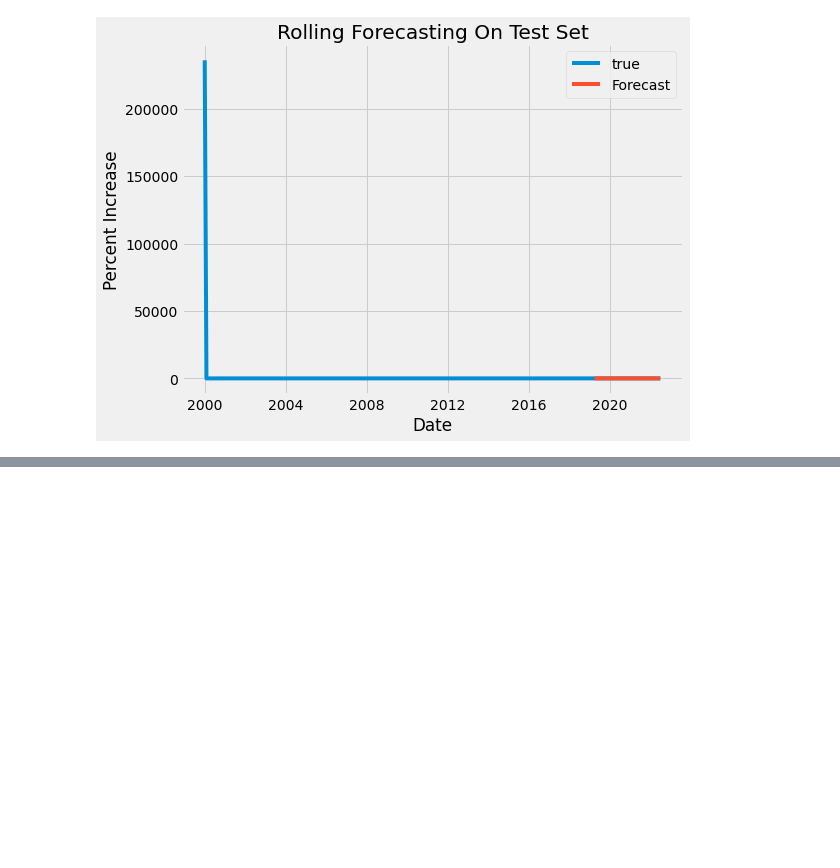
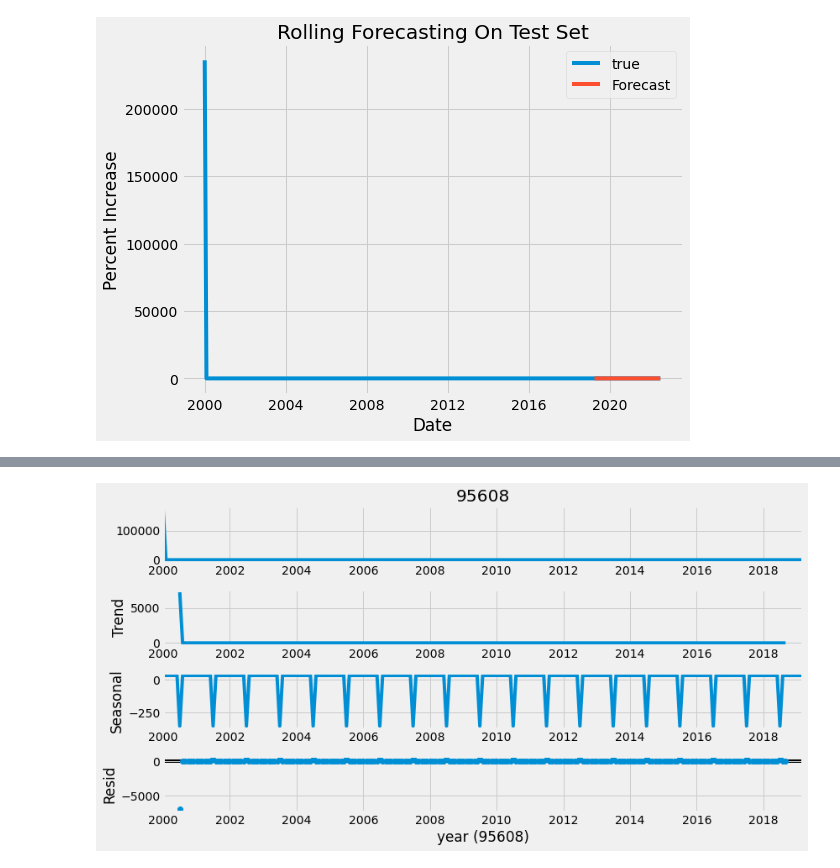
Before and after one commit to SringayKeno/forecasting-home-prices-sacramento-county, a Jupyter notebook: model_eval/sarima_model_evaluation_sac.ipynb, the cells around one changed output, grey strips where cells are left out. Saved outputs shown, nothing was run; the diff lists cells and outputs as text; code cells hidden in the pictures; blank space fills up the shorter version.

```diff
--- a/model_eval/sarima_model_evaluation_sac.ipynb
+++ b/model_eval/sarima_model_evaluation_sac.ipynb
@@ -412,0 +414,4 @@ rmse_1 = test_RMSE(sel_df1, pdq, SPDQ)
+# %%
+plot_decomposition(sel_df2[:-40], zip_2)
+# %% [output]
+[figure, added]
```
Also changed, not shown: parts of 76 cells of this notebook.
